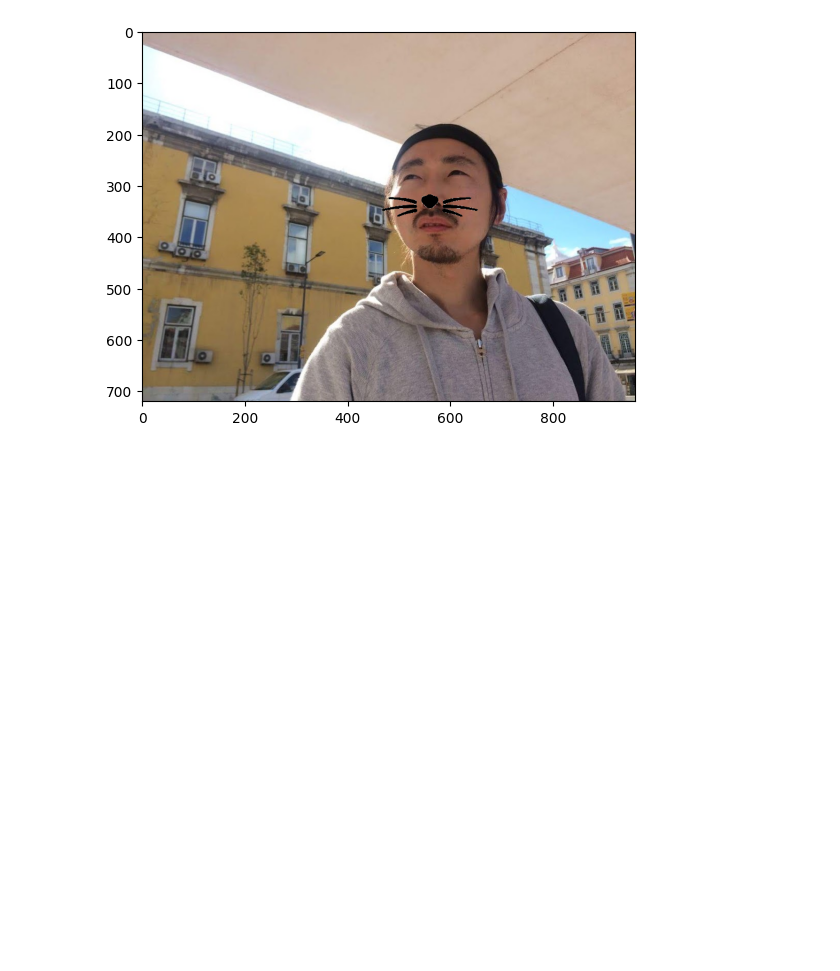
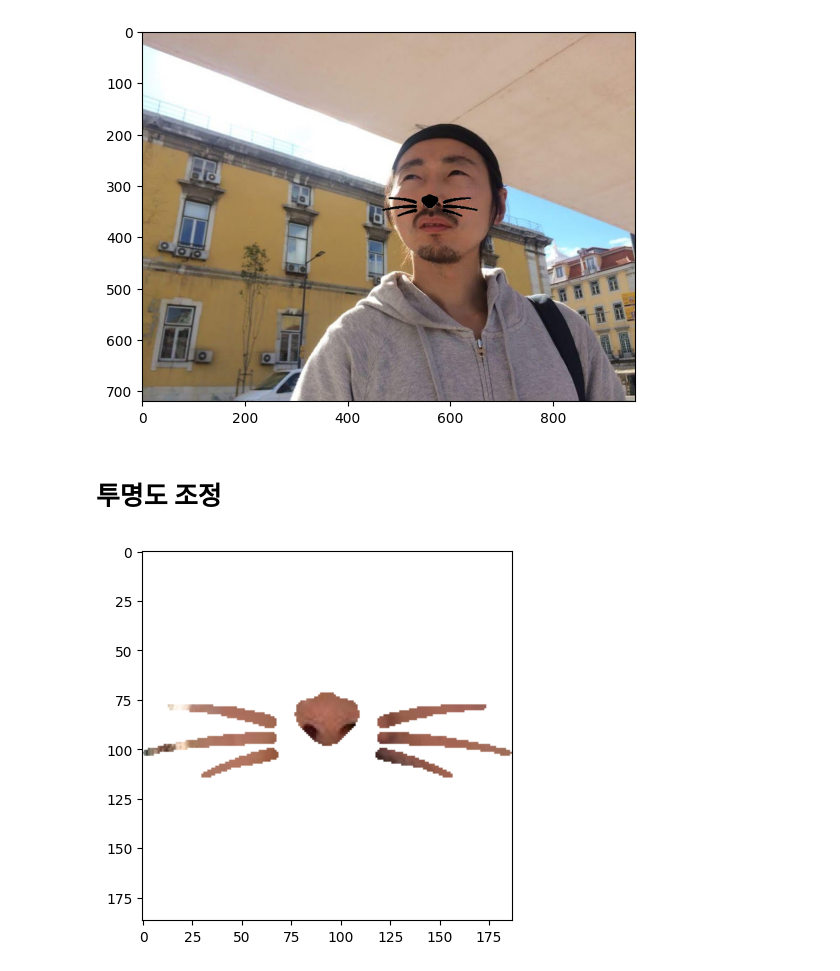
Before and after one commit to knachinen/aiffel_quest, a Jupyter notebook: m3_exploration_06/expl_06_prj_main.ipynb, the cells around one changed output. Saved outputs shown, nothing was run; the diff lists cells and outputs as text; code cells hidden in the pictures; blank space fills up the shorter version.

Commit message:
mod: image alpha processing

```diff
--- a/m3_exploration_06/expl_06_prj_main.ipynb
+++ b/m3_exploration_06/expl_06_prj_main.ipynb
@@ -85,7 +85,7 @@ def draw_line(img, pt1, pt2, color=(255,255,255), size=2):
     cv2.line(img, pt1, pt2, color, size)
 # %%
 # 이미지 확인
-def show_img(img):
+def img_show(img):
     plt.imshow(cv2.cvtColor(img, cv2.COLOR_BGR2RGB))
     plt.show()
 # %%
@@ -172,3 +172,5 @@ plt.imshow(cv2.cvtColor(img_face_bgr, cv2.COLOR_BGR2RGB))
 plt.show()
 # %% [output]
 [figure]
+# %% [markdown]
+# 투명도 조정
@@ -174,0 +179,11 @@ plt.show()
+# %%
+# 스티커 부분 이미지
+sticker_area = img_face_bgr[refined_y:refined_y + img_sticker.shape[0],
+                            refined_x:refined_x + img_sticker.shape[1]]
+# %%
+# 마스킹 이미지
+img_mask = np.where(img_sticker==0, sticker_area, 255).astype(np.uint8)
+# %%
+img_show(img_mask)
+# %% [output]
+[figure, added]
```
Also changed, not shown: parts of 18 cells of this notebook.
